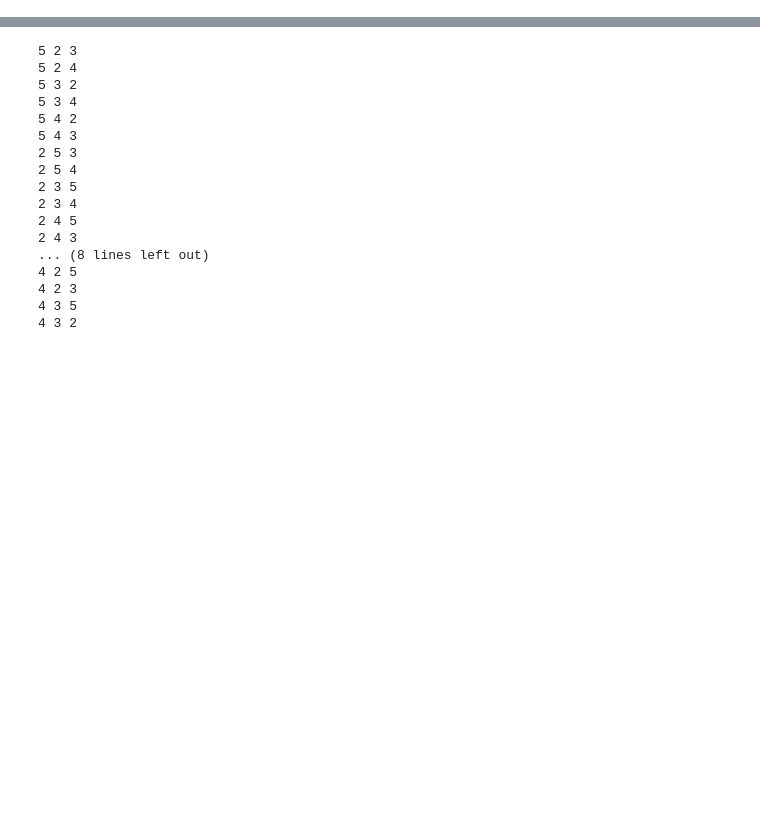
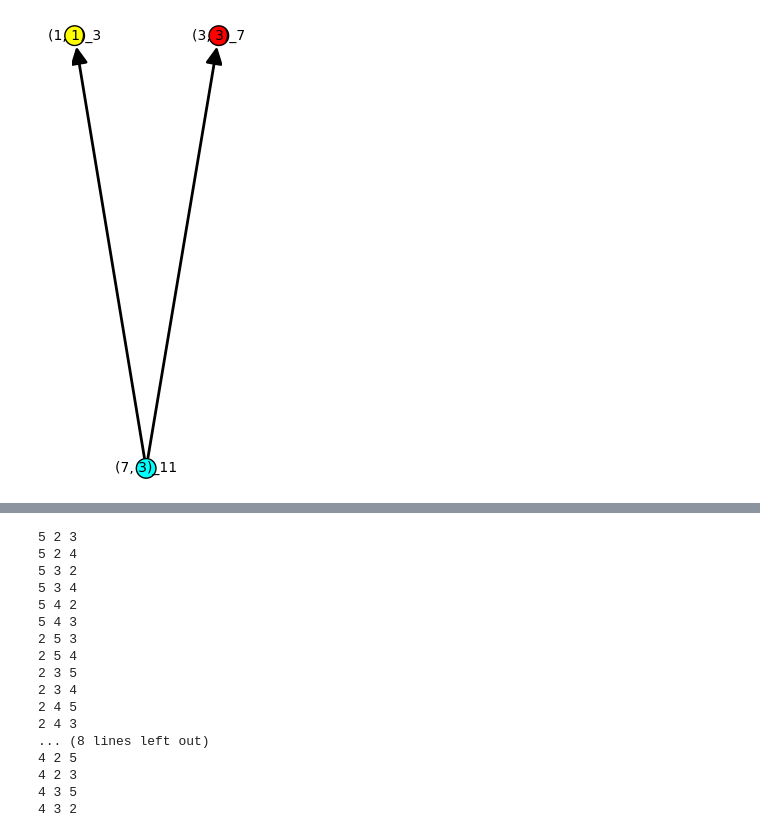
Before and after one commit to filedesless/singularite_j, a Jupyter notebook: singularite_j_eval.ipynb, the cells around one changed output, grey strips where cells are left out. Drawn from its saved outputs; the diff is of its cells as text; code cells hidden in the pictures; blank space fills up the shorter version.

```diff
--- a/singularite_j_eval.ipynb
+++ b/singularite_j_eval.ipynb
@@ -71,0 +68,5 @@ for n in range(100, 200):
+# %%
+vis_eval(11, (7, 3))
+# vis_eval(29, (11, 3))
+# %% [output]
+[figure, added]
```
Also changed, not shown: parts of 8 cells of this notebook, 7 other files.
